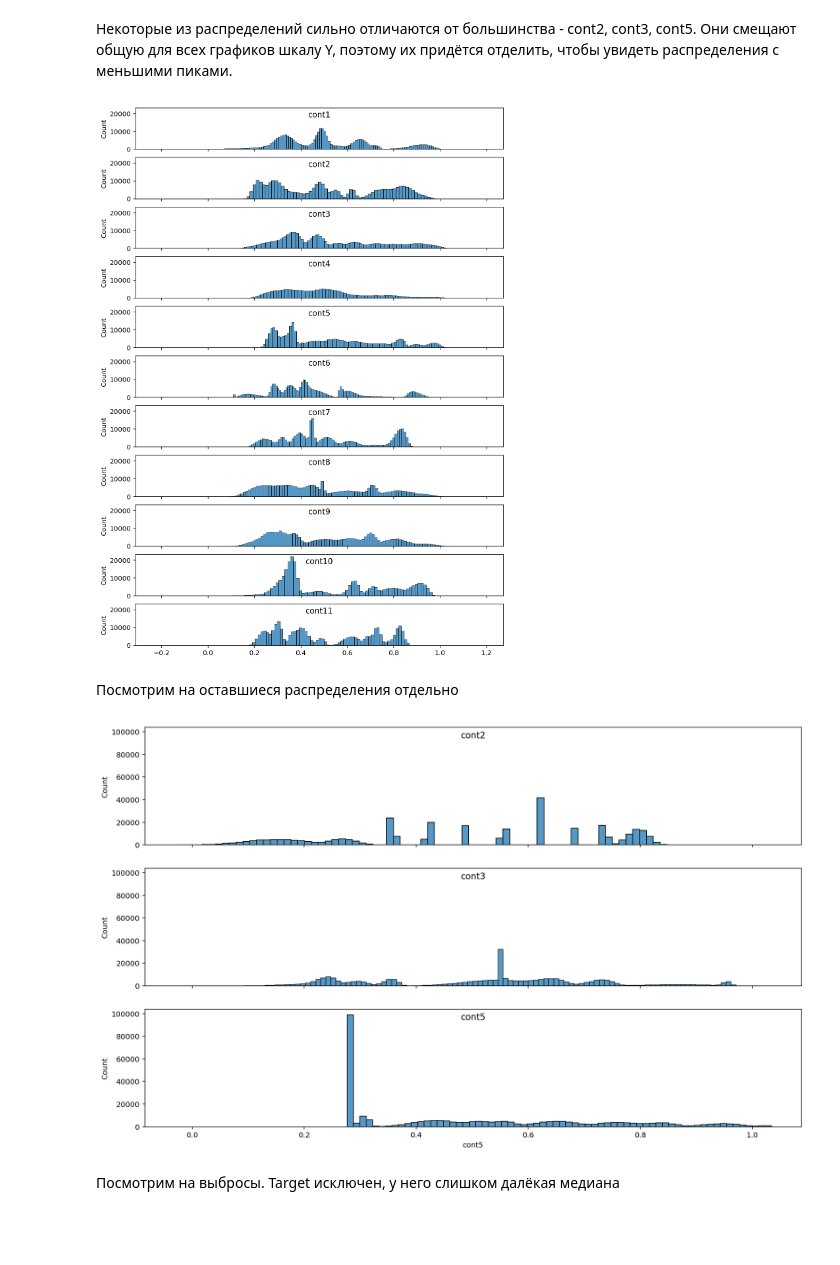
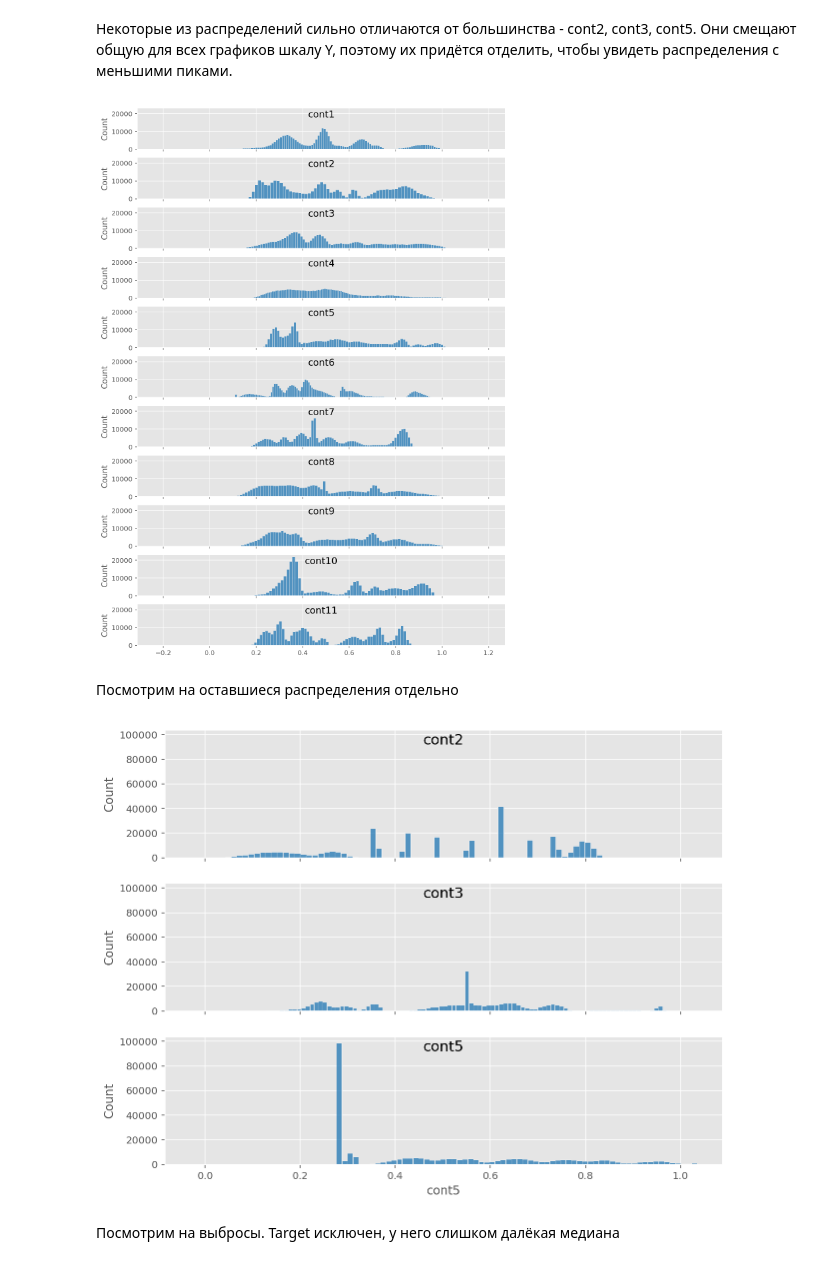
Before and after one commit to Lisstrange/Mini-examples, a Jupyter notebook: seaborn_viz.ipynb, the cells around one changed output. Drawn from its saved outputs; the diff is of its cells as text; code cells hidden in the pictures; blank space fills up the shorter version.

Commit message:
added 3_chart, color change

```diff
--- a/seaborn_viz.ipynb
+++ b/seaborn_viz.ipynb
@@ -9,3 +47,5 @@ import matplotlib.pyplot as plt
+# %%
+plt.style.use('ggplot')
 # %%
 path='/Users/irak/Documents/py_viz/tabular-playground-series-jan-2021/'
 for dirname, _, filenames in os.walk(path):
@@ -72,23 +124,26 @@ for c in train.iloc[:,7:14].columns:
 fig, axes = plt.subplots(11, 1, sharex=True, sharey=True, figsize=(10,15))
 n = 0
 for c in [train.columns[0], train.columns[3]] + train.columns[5:14].tolist():
-    sns.histplot(ax=axes[n], data = train[c].values)
+    sns.histplot(ax=axes[n], data = train[c].values, color = 'tab:blue')
     axes[n].set_title(train.columns[n], pad = -14.5)
     n+=1
 # %% [output]
-[figure, old version]
+[figure, new version]
 # %% [markdown]
 Посмотрим на оставшиеся распределения отдельно
 # %%
-fig, axes = plt.subplots(3, 1, sharex=True, sharey=True, figsize=(16,10))
-sns.histplot(ax=axes[0], data = train.iloc[:,1])
+fig, axes = plt.subplots(3, 1, sharex=True, sharey=True, figsize=(10,8))
+sns.histplot(ax=axes[0], data = train.iloc[:,1], color = 'tab:blue')
 lab2 = axes[0].set_title(train.columns[1], pad = -14.5)
-sns.histplot(ax=axes[1], data = train.iloc[:,2])
+# axes[0].set_facecolor('whitesmoke')
+sns.histplot(ax=axes[1], data = train.iloc[:,2], color = 'tab:blue')
 lab3 = axes[1].set_title(train.columns[2], pad = -14.5)
-sns.histplot(ax=axes[2], data = train.iloc[:,4])
+# axes[1].set_facecolor('whitesmoke')
+sns.histplot(ax=axes[2], data = train.iloc[:,4], color = 'tab:blue')
 lab5 = axes[2].set_title(train.columns[4], pad = -14.5)
+# axes[2].set_facecolor('whitesmoke')
 # %% [output]
-[figure, old version]
+[figure, new version]
 # %% [markdown]
 Посмотрим на выбросы. Target исключен, у него слишком далёкая медиана
 # %%
```
Also changed, not shown: parts of 9 cells of this notebook.
